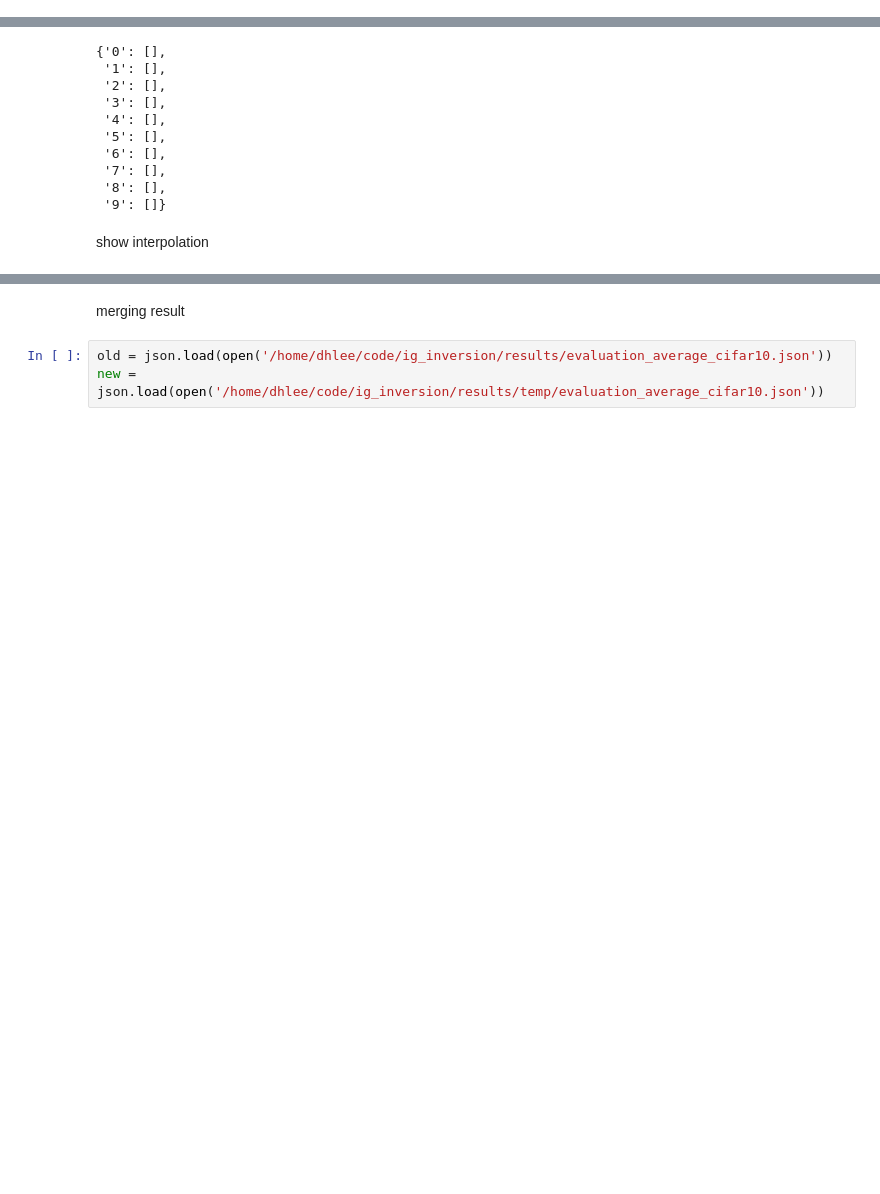
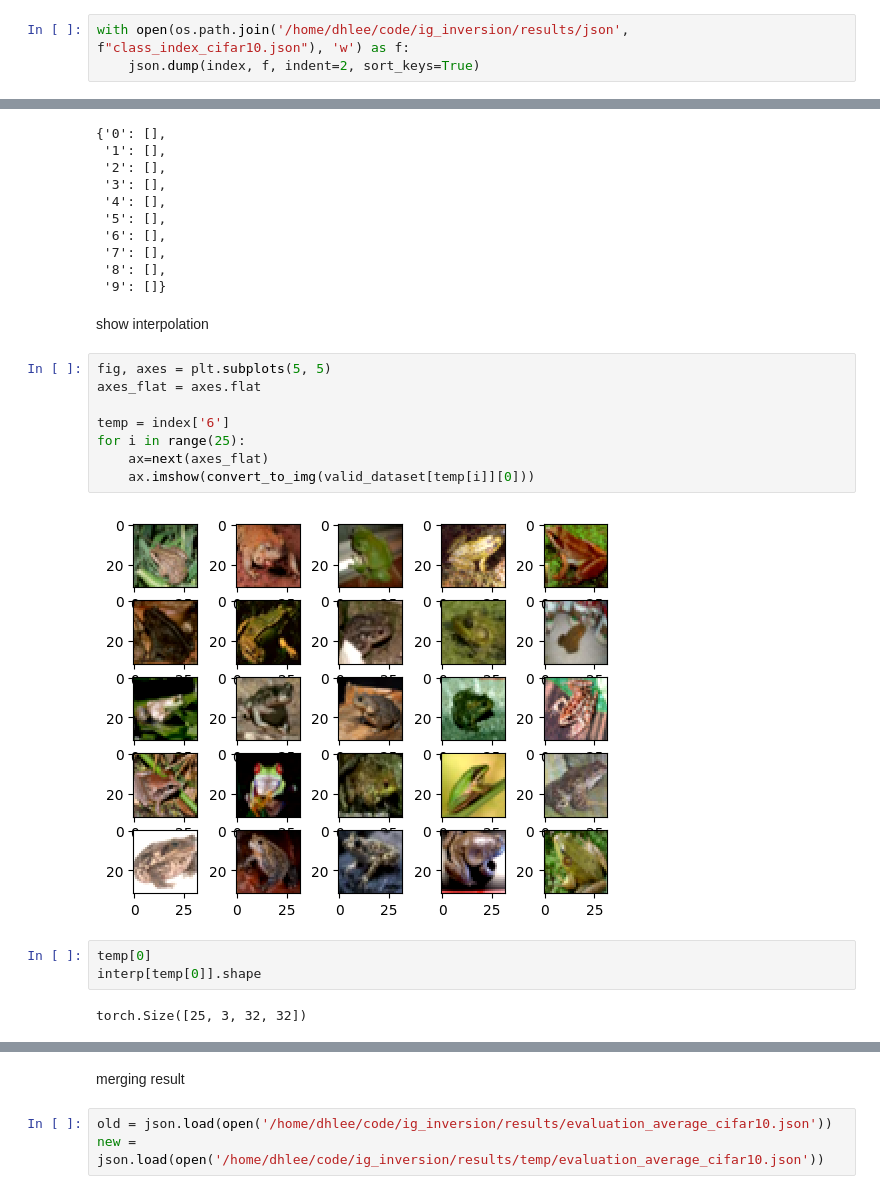
Before and after one commit to jleehun/ig_inversion, a Jupyter notebook: exp/visualization.ipynb, the cells around one changed output, grey strips where cells are left out. Drawn from its saved outputs; the diff is of its cells as text; blank space fills up the shorter version.

```diff
--- a/exp/visualization.ipynb
+++ b/exp/visualization.ipynb
@@ -310,3 +396,6 @@ len(index['0'])
+# %%
+with open(os.path.join('/home/dhlee/code/ig_inversion/results/json', f"class_index_cifar10.json"), 'w') as f:
+    json.dump(index, f, indent=2, sort_keys=True)
 # %%
 di = {}
 for i in range(len(check_key)):
@@ -369,3 +458,18 @@ index
  '9': []}
 # %% [markdown]
 show interpolation
+# %%
+fig, axes = plt.subplots(5, 5)
+axes_flat = axes.flat
+
+temp = index['6']
+for i in range(25):
+    ax=next(axes_flat)
+    ax.imshow(convert_to_img(valid_dataset[temp[i]][0]))
+# %% [output]
+[figure, added]
+# %%
+temp[0]
+interp[temp[0]].shape
+# %% [output]
+torch.Size([25, 3, 32, 32])
```
Also changed, not shown: parts of 18 cells of this notebook, 11 other files.
